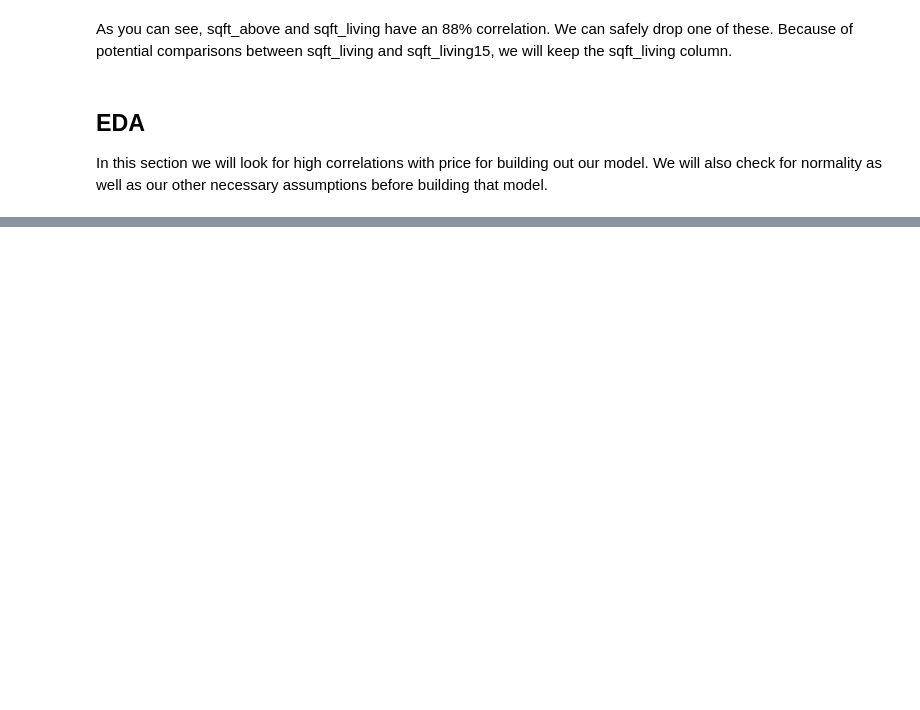
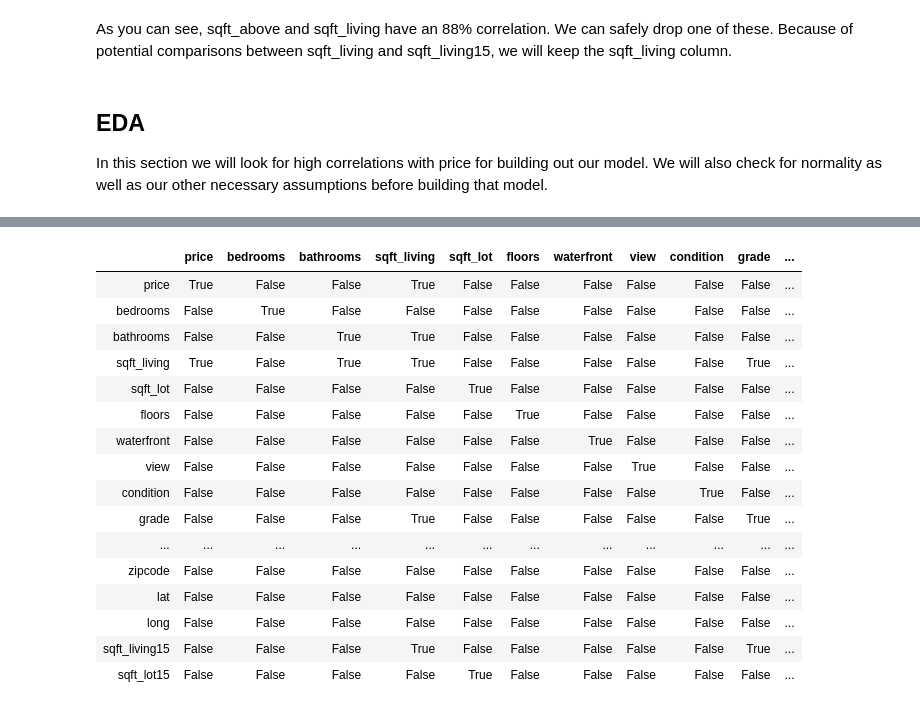
Before and after one commit to Lionslicer-Coding/dsc-mod-2-project-v2-1-onl01-dtsc-pt-030220, a Jupyter notebook: student.ipynb, the cells around one changed output, grey strips where cells are left out. Saved outputs shown, nothing was run; the diff lists cells and outputs as text; code cells hidden in the pictures; blank space fills up the shorter version.

```diff
--- a/student.ipynb
+++ b/student.ipynb
@@ -267,0 +304,20 @@ In this section we will look for high correlations with price for building out o
+# %%
+abs(df.corr()) > 0.7
+# %% [output]
+|  | price | bedrooms | bathrooms | sqft_living | sqft_lot | floors | waterfront | view | condition | grade | ... |
+| price | True | False | False | True | False | False | False | False | False | False | ... |
+| bedrooms | False | True | False | False | False | False | False | False | False | False | ... |
+| bathrooms | False | False | True | True | False | False | False | False | False | False | ... |
+| sqft_living | True | False | True | True | False | False | False | False | False | True | ... |
+| sqft_lot | False | False | False | False | True | False | False | False | False | False | ... |
+| floors | False | False | False | False | False | True | False | False | False | False | ... |
+| waterfront | False | False | False | False | False | False | True | False | False | False | ... |
+| view | False | False | False | False | False | False | False | True | False | False | ... |
+| condition | False | False | False | False | False | False | False | False | True | False | ... |
+| grade | False | False | False | True | False | False | False | False | False | True | ... |
+| ... | ... | ... | ... | ... | ... | ... | ... | ... | ... | ... | ... |
+| zipcode | False | False | False | False | False | False | False | False | False | False | ... |
+| lat | False | False | False | False | False | False | False | False | False | False | ... |
+| long | False | False | False | False | False | False | False | False | False | False | ... |
+| sqft_living15 | False | False | False | True | False | False | False | False | False | True | ... |
+| sqft_lot15 | False | False | False | False | True | False | False | False | False | False | ... |
```
Also changed, not shown: parts of 9 cells of this notebook.
